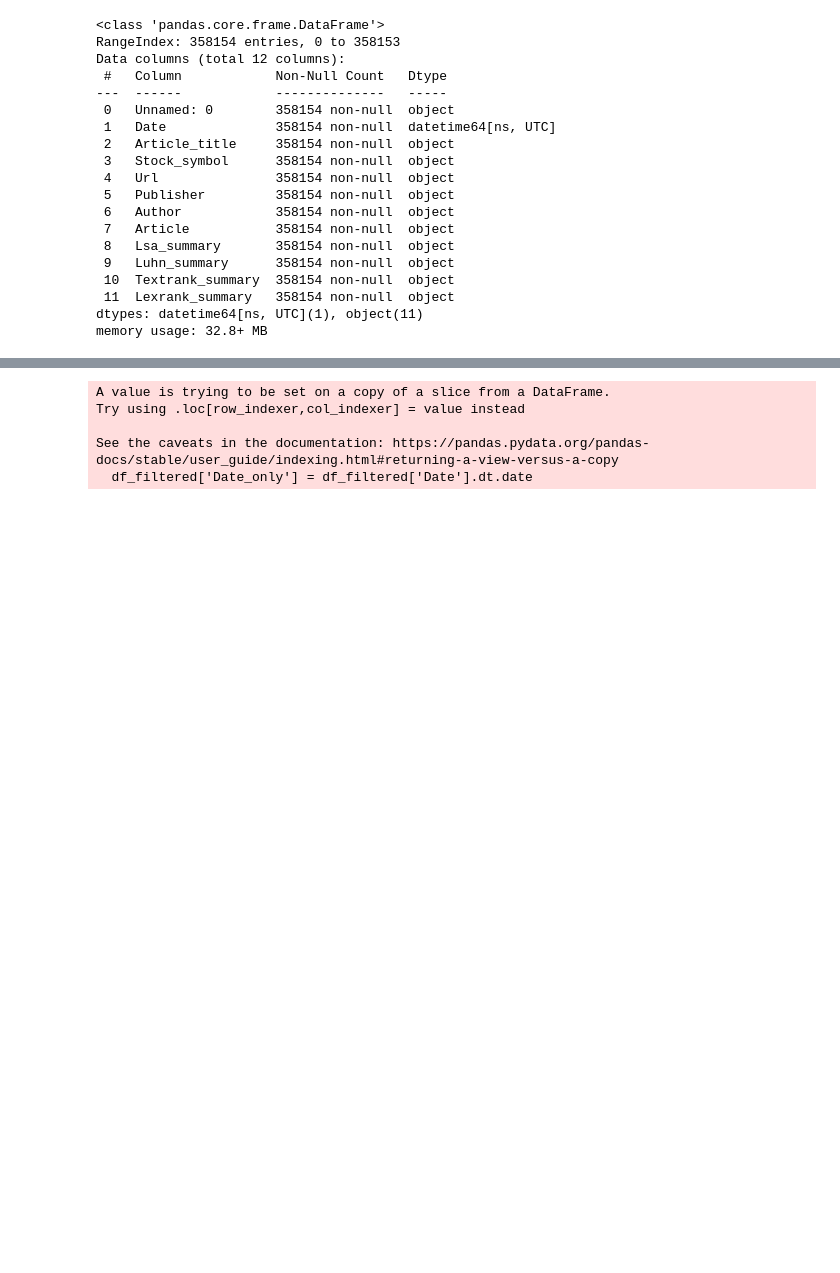
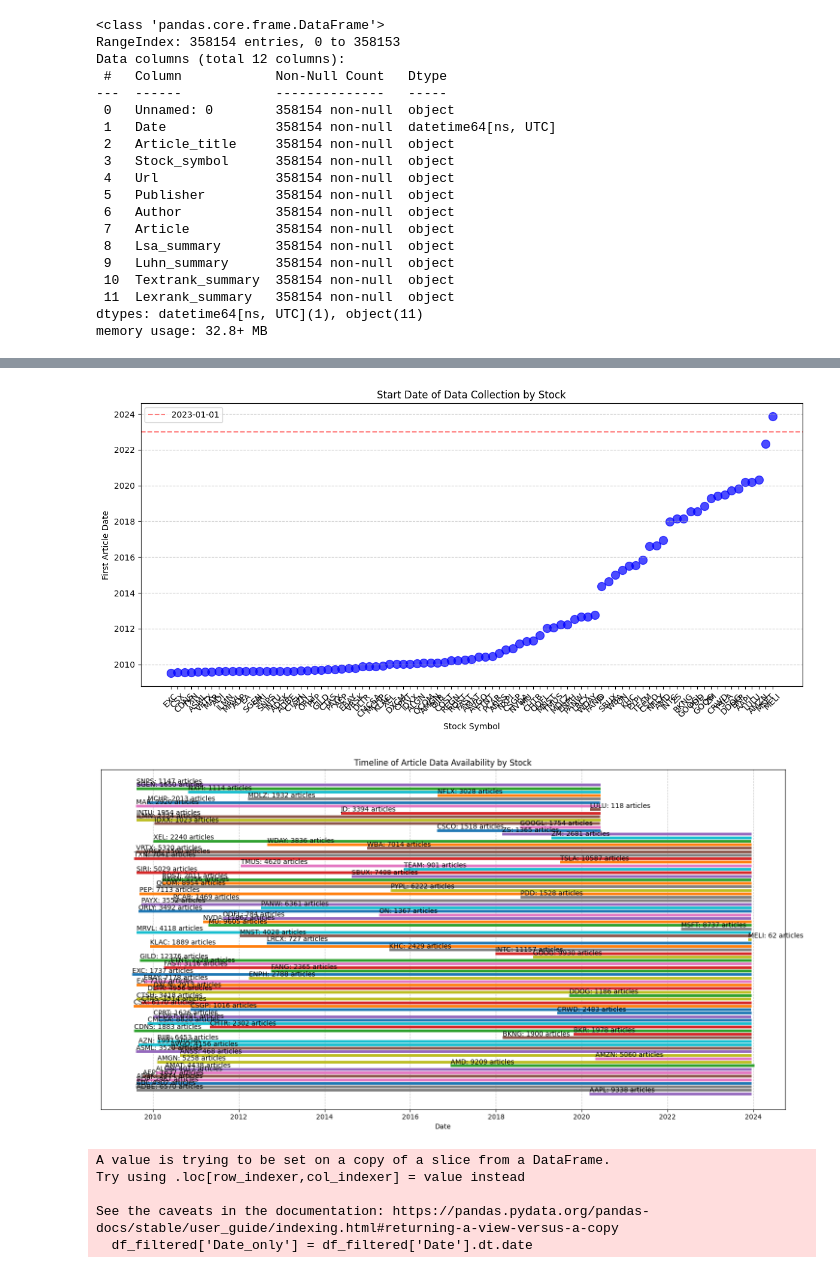
Before and after one commit to w1nsl/stock-prediction, a Jupyter notebook: notebooks/articles_sentiment.ipynb, the cells around one changed output, grey strips where cells are left out. Cells and saved outputs as stored; diff of their text form; code cells hidden in the pictures; blank space fills up the shorter version.

```diff
--- a/notebooks/articles_sentiment.ipynb
+++ b/notebooks/articles_sentiment.ipynb
@@ -40,3 +197,49 @@ memory usage: 32.8+ MB
+# %%
+# Visualize the start date of data collection for each stock
+plt.figure(figsize=(12, 6))
+
+# Sort stocks by their first article date
+sorted_stats = stats_df.sort_values('First Article')
+
+# Plot the start dates
+plt.scatter(sorted_stats['Stock'], sorted_stats['First Article'], s=100, color='blue', alpha=0.7)
+plt.axhline(y=pd.to_datetime('2023-01-01').date(), color='r', linestyle='--', alpha=0.5, label='2023-01-01')
+
+# Formatting
+plt.title('Start Date of Data Collection by Stock')
+plt.xlabel('Stock Symbol')
+plt.ylabel('First Article Date')
+plt.xticks(rotation=45)
+plt.grid(axis='y', linestyle='--', alpha=0.7)
+plt.legend()
+plt.tight_layout()
+plt.show()
+
+# Additional visualization: Timeline of data availability
+plt.figure(figsize=(15, 8))
+
+# Create a horizontal timeline for each stock
+for i, row in sorted_stats.iterrows():
+    plt.plot(
+        [row['First Article'], row['Last Article']],
+        [i, i],
+        linewidth=4,
+        solid_capstyle='butt',
+        label=row['Stock']
+    )
+    plt.text(row['First Article'], i+0.1, f"{row['Stock']}: {row['Article Count']} articles",
+             verticalalignment='bottom')
+
+# Formatting
+plt.yticks([])  # Hide y-axis ticks
+plt.title('Timeline of Article Data Availability by Stock')
+plt.xlabel('Date')
+plt.grid(axis='x', linestyle='--', alpha=0.7)
+plt.tight_layout()
+plt.show()
+# %% [output]
+[figure, added]
+[figure, added]
 # %%
 # Define date range and top stocks
 date_start = '2019-01-01'
```
Also changed, not shown: parts of 3 cells of this notebook, 16 other files.
